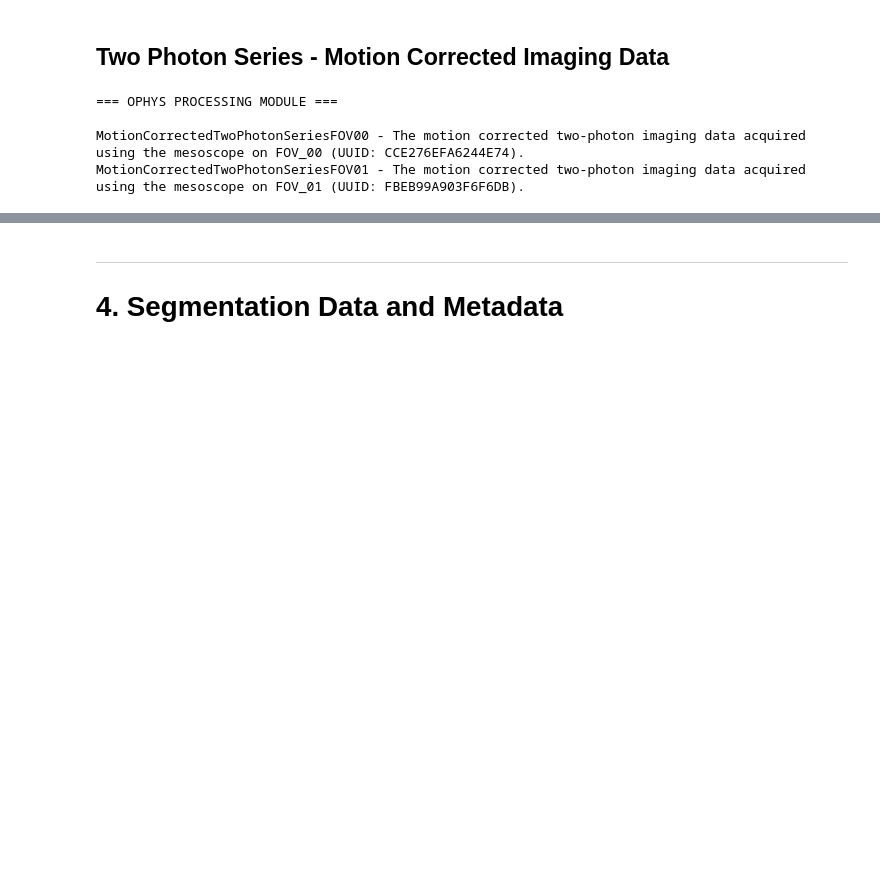
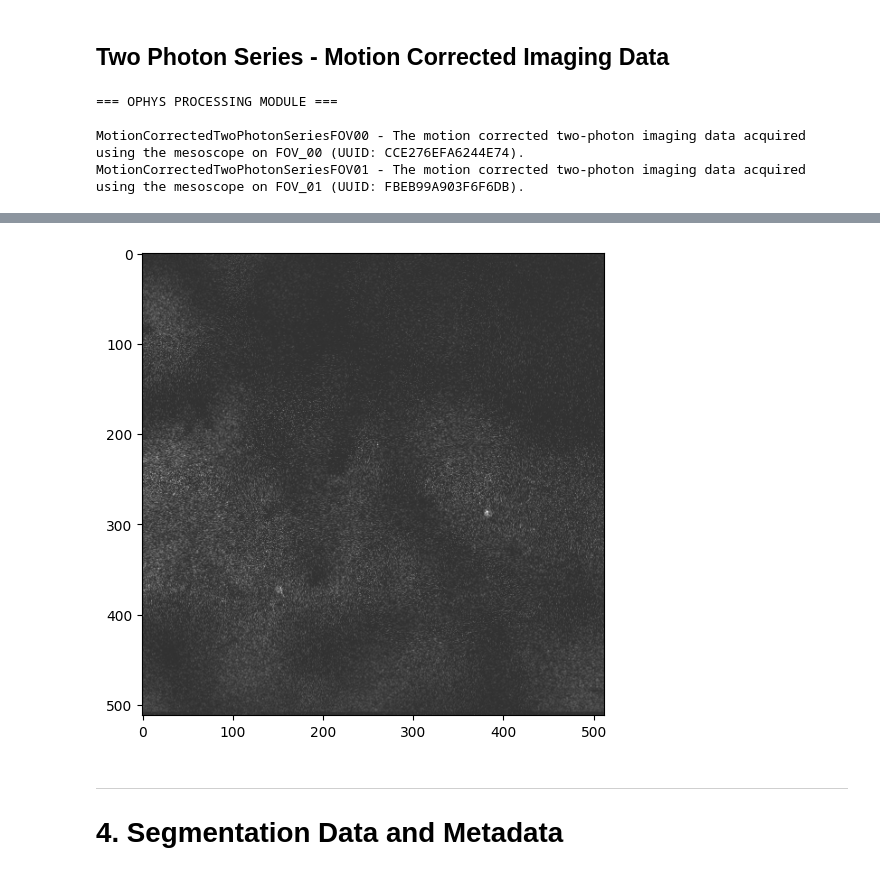
Before and after one commit to catalystneuro/IBL-mesoscope-to-nwb, a Jupyter notebook: src/ibl_mesoscope_to_nwb/mesoscope2025/tutorials/processed.ipynb, the cells around one changed output, grey strips where cells are left out. Cells and saved outputs as stored; diff of their text form; code cells hidden in the pictures; blank space fills up the shorter version.

```diff
--- a/src/ibl_mesoscope_to_nwb/mesoscope2025/tutorials/processed.ipynb
+++ b/src/ibl_mesoscope_to_nwb/mesoscope2025/tutorials/processed.ipynb
@@ -74,7 +77,9 @@ def load_nwb_local(directory_path, subject_id, session_id):
     Load NWB file from local directory.
     """
     directory_path = Path(directory_path)
-    nwbfile_path = directory_path / f"sub-{subject_id}_ses-{session_id}.nwb"
+    nwbfile_path = (
+        directory_path / f"sub-{subject_id}/sub-{subject_id}_ses-{session_id}_desc-processed_behavior+ophys.nwb"
+    )
 
     if not nwbfile_path.exists():
         raise FileNotFoundError(f"NWB file not found: {nwbfile_path}")
@@ -102,7 +107,7 @@ if USE_DANDI:
     nwbfile, io = load_nwb_from_dandi(dandiset_id, subject_id, session_id)
 else:
     # Specify your local directory path
-    local_directory = "E:/ibl_mesoscope_conversion_nwb/processed/nwb_stub"  # Replace with actual path
+    local_directory = "E:/IBL-mesoscope-nwbfiles/stub"  # Replace with actual path
     nwbfile, io = load_nwb_local(local_directory, subject_id, session_id)
 
 print("=== SESSION INFORMATION ===")
@@ -231,3 +243,12 @@ TODO:
+# %%
+import matplotlib.animation as animation
+
+series = nwbfile.processing["ophys"]["MotionCorrectedTwoPhotonSeriesFOV00"]
+fig, ax = plt.subplots()
+im = ax.imshow(series.data[0], cmap="gray")
+anim = animation.FuncAnimation(fig, lambda i: im.set_data(series.data[i]), frames=100, interval=50)
+# %% [output]
+[figure, added]
 # %% [markdown]
 ---
 
```
Also changed, not shown: parts of 16 cells of this notebook, 3 other files.
